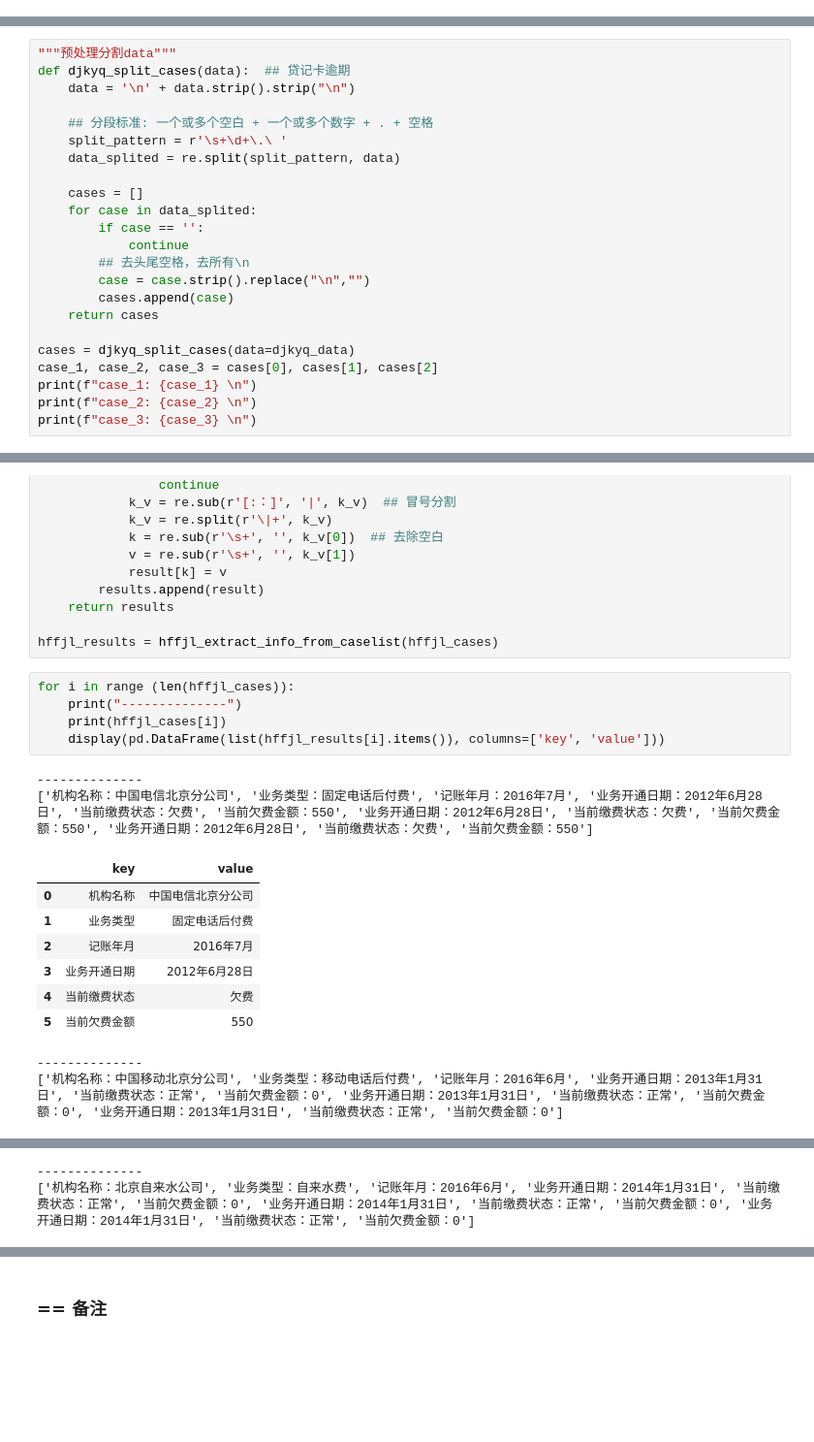
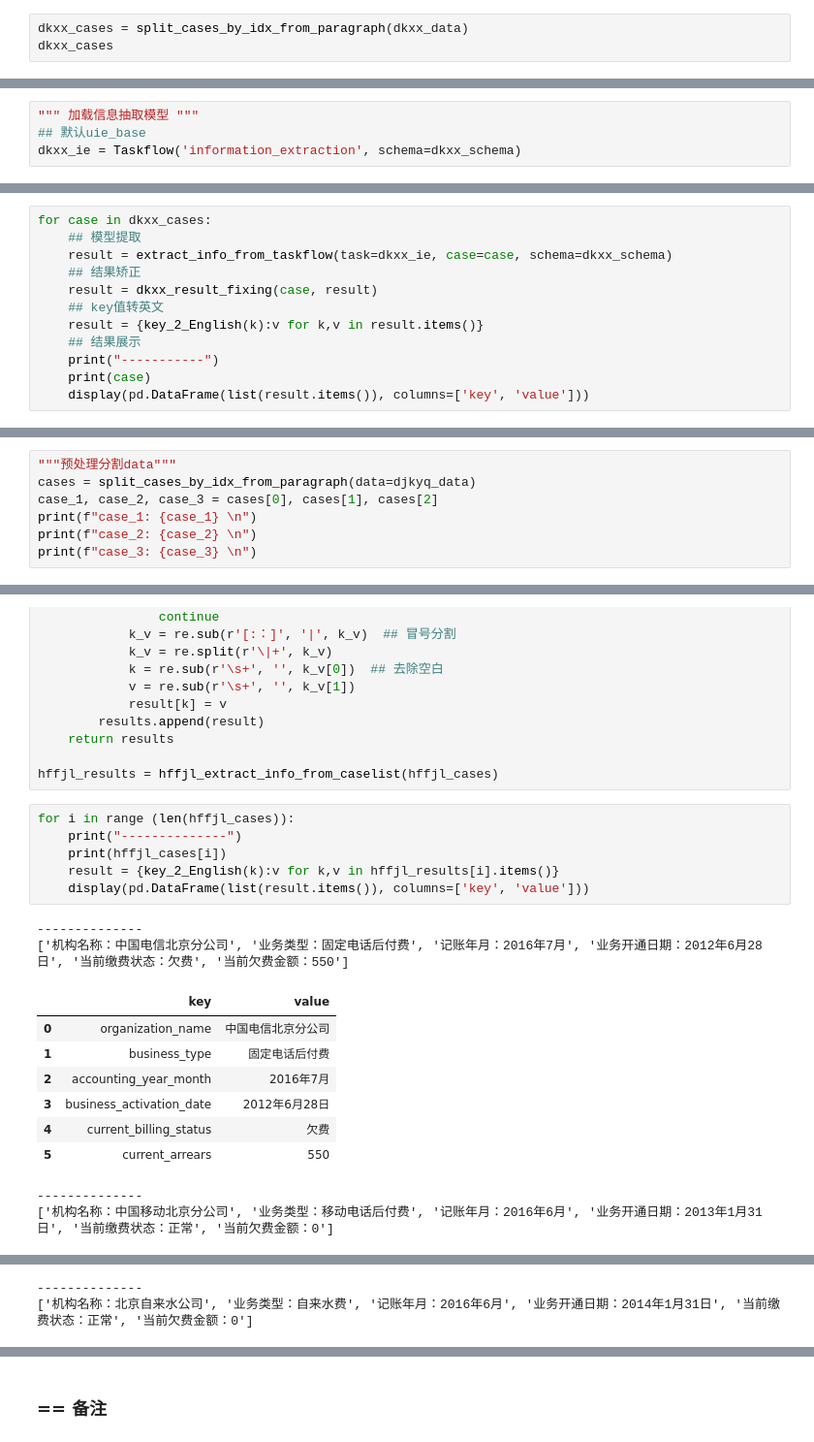
Before and after one commit to Arnoldzyf/knowledge_extraction_from_credit_reports, a Jupyter notebook: 4_简版方案.ipynb, the cells around one changed output, grey strips where cells are left out. Shown at 97% size. Cells and saved outputs as stored; diff of their text form; blank space fills up the shorter version.

```diff
--- a/4_简版方案.ipynb
+++ b/4_简版方案.ipynb
@@ -544,0 +662,3 @@ table_3_info
+# %%
+dkxx_cases = split_cases_by_idx_from_paragraph(dkxx_data)
+dkxx_cases
@@ -544,0 +670,4 @@ table_3_info
+# %%
+""" 加载信息抽取模型 """
+## 默认uie_base
+dkxx_ie = Taskflow('information_extraction', schema=dkxx_schema)
@@ -544,0 +701,12 @@ table_3_info
+# %%
+for case in dkxx_cases:
+    ## 模型提取
+    result = extract_info_from_taskflow(task=dkxx_ie, case=case, schema=dkxx_schema)
+    ## 结果矫正
+    result = dkxx_result_fixing(case, result)
+    ## key值转英文
+    result = {key_2_English(k):v for k,v in result.items()}
+    ## 结果展示
+    print("-----------")
+    print(case)
+    display(pd.DataFrame(list(result.items()), columns=['key', 'value']))
@@ -566,23 +761,7 @@ print(djkyq_data)
 2014年3月，该机构声明：该客户委托XX公司偿还贷款，因开发公司不按时还款导致出现多次逾期。
 # %%
 """预处理分割data"""
-def djkyq_split_cases(data):  ## 贷记卡逾期
-    data = '\n' + data.strip().strip("\n")
-
-    ## 分段标准: 一个或多个空白 + 一个或多个数字 + . + 空格
-    split_pattern = r'\s+\d+\.\ '
-    data_splited = re.split(split_pattern, data)
-
-    cases = []
-    for case in data_splited:
-        if case == '':
-            continue
-        ## 去头尾空格，去所有\n
-        case = case.strip().replace("\n","")
-        cases.append(case)
-    return cases
-
-cases = djkyq_split_cases(data=djkyq_data)
+cases = split_cases_by_idx_from_paragraph(data=djkyq_data)
 case_1, case_2, case_3 = cases[0], cases[1], cases[2]
 print(f"case_1: {case_1} \n")
 print(f"case_2: {case_2} \n")
@@ -1000,18 +1221,19 @@ hffjl_results = hffjl_extract_info_from_caselist(hffjl_cases)
 # %%
 for i in range (len(hffjl_cases)):
     print("--------------")
     print(hffjl_cases[i])
-    display(pd.DataFrame(list(hffjl_results[i].items()), columns=['key', 'value']))
+    result = {key_2_English(k):v for k,v in hffjl_results[i].items()}
+    display(pd.DataFrame(list(result.items()), columns=['key', 'value']))
 # %% [output]
 --------------
-['机构名称：中国电信北京分公司', '业务类型：固定电话后付费', '记账年月：2016年7月', '业务开通日期：2012年6月28日', '当前缴费状态：欠费', '当前欠费金额：550', '业务开通日期：2012年6月28日', '当前缴费状态：欠费', '当前欠费金额：550', '业务开通日期：2012年6月28日', '当前缴费状态：欠费', '当前欠费金额：550']
+['机构名称：中国电信北京分公司', '业务类型：固定电话后付费', '记账年月：2016年7月', '业务开通日期：2012年6月28日', '当前缴费状态：欠费', '当前欠费金额：550']
 |  | key | value |
-| 0 | 机构名称 | 中国电信北京分公司 |
-| 1 | 业务类型 | 固定电话后付费 |
-| 2 | 记账年月 | 2016年7月 |
-| 3 | 业务开通日期 | 2012年6月28日 |
-| 4 | 当前缴费状态 | 欠费 |
-| 5 | 当前欠费金额 | 550 |
+| 0 | organization_name | 中国电信北京分公司 |
+| 1 | business_type | 固定电话后付费 |
+| 2 | accounting_year_month | 2016年7月 |
+| 3 | business_activation_date | 2012年6月28日 |
+| 4 | current_billing_status | 欠费 |
+| 5 | current_arrears | 550 |
 --------------
-['机构名称：中国移动北京分公司', '业务类型：移动电话后付费', '记账年月：2016年6月', '业务开通日期：2013年1月31日', '当前缴费状态：正常', '当前欠费金额：0', '业务开通日期：2013年1月31日', '当前缴费状态：正常', '当前欠费金额：0', '业务开通日期：2013年1月31日', '当前缴费状态：正常', '当前欠费金额：0']
+['机构名称：中国移动北京分公司', '业务类型：移动电话后付费', '记账年月：2016年6月', '业务开通日期：2013年1月31日', '当前缴费状态：正常', '当前欠费金额：0']
 |  | key | value |
@@ -1024,3 +1246,3 @@ for i in range (len(hffjl_cases)):
 --------------
-['机构名称：北京自来水公司', '业务类型：自来水费', '记账年月：2016年6月', '业务开通日期：2014年1月31日', '当前缴费状态：正常', '当前欠费金额：0', '业务开通日期：2014年1月31日', '当前缴费状态：正常', '当前欠费金额：0', '业务开通日期：2014年1月31日', '当前缴费状态：正常', '当前欠费金额：0']
+['机构名称：北京自来水公司', '业务类型：自来水费', '记账年月：2016年6月', '业务开通日期：2014年1月31日', '当前缴费状态：正常', '当前欠费金额：0']
 |  | key | value |
```
Also changed, not shown: parts of 72 cells of this notebook, 3 other files.
